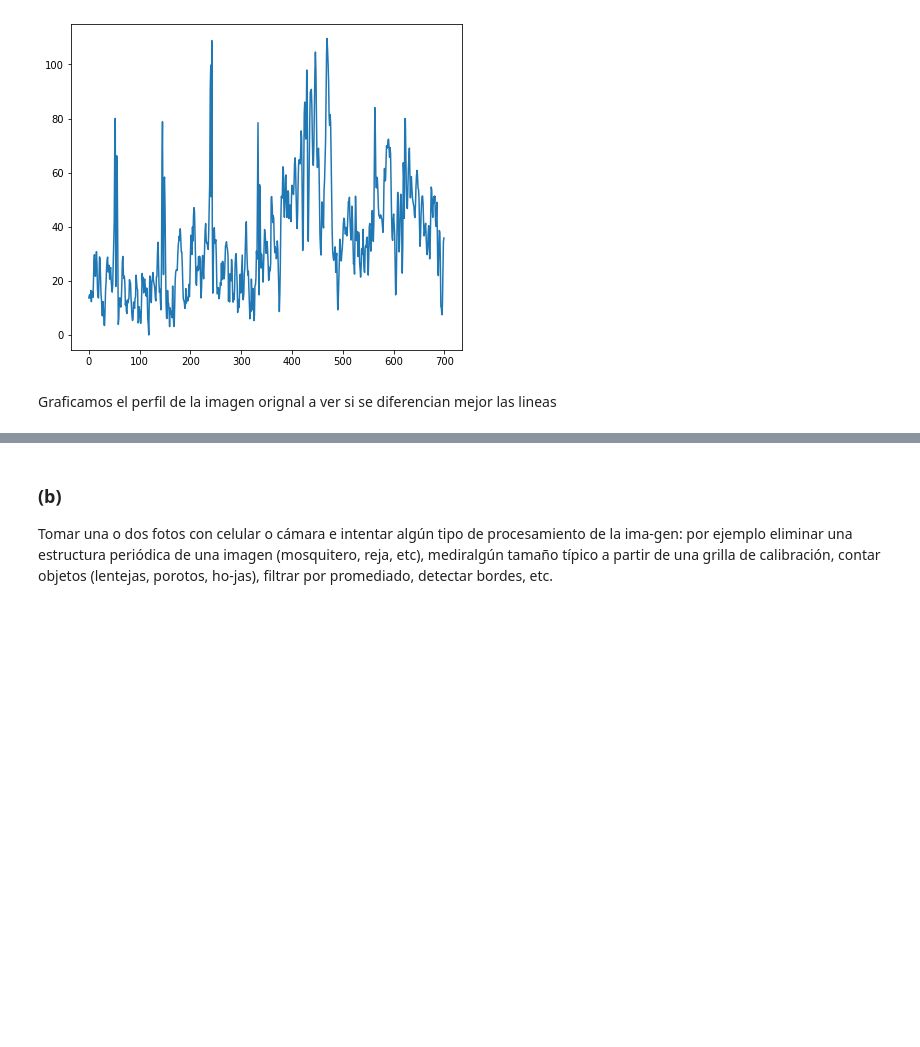
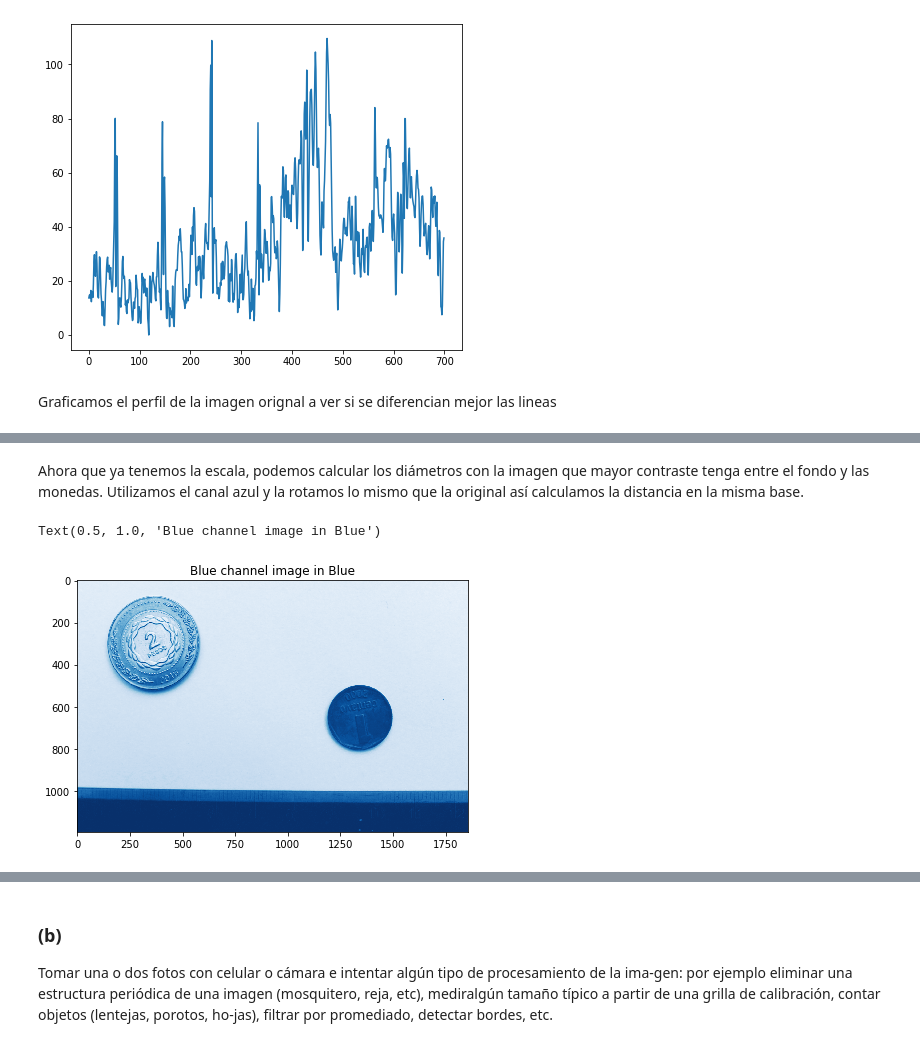
Before and after one commit to LunaKadysz/Laboratorio-4, a Jupyter notebook: Practica1/Practic1.ipynb, the cells around one changed output, grey strips where cells are left out. Drawn from its saved outputs; the diff is of its cells as text; code cells hidden in the pictures; blank space fills up the shorter version.

```diff
--- a/Practica1/Practic1.ipynb
+++ b/Practica1/Practic1.ipynb
@@ -100,0 +135,13 @@ Escala: ( 67.2105551898179  ± 32.727516801471936  ) px/mm
+# %% [markdown]
+Ahora que ya tenemos la escala, podemos calcular los diámetros con la imagen que mayor contraste tenga entre el fondo y las monedas. Utilizamos el canal azul y la rotamos lo mismo que la original así calculamos la distancia en la misma base.
+# %%
+%matplotlib inline
+
+color2 = 'Blue'
+A2 = image_dict[color2]
+plt.figure(figsize = (7, 6))
+plt.imshow(A2, cmap=plt.cm.Blues_r)
+plt.title(f'{color2} channel image in {color2}')
+# %% [output]
+Text(0.5, 1.0, 'Blue channel image in Blue')
+[figure, added]
```
Also changed, not shown: parts of 10 cells of this notebook.
